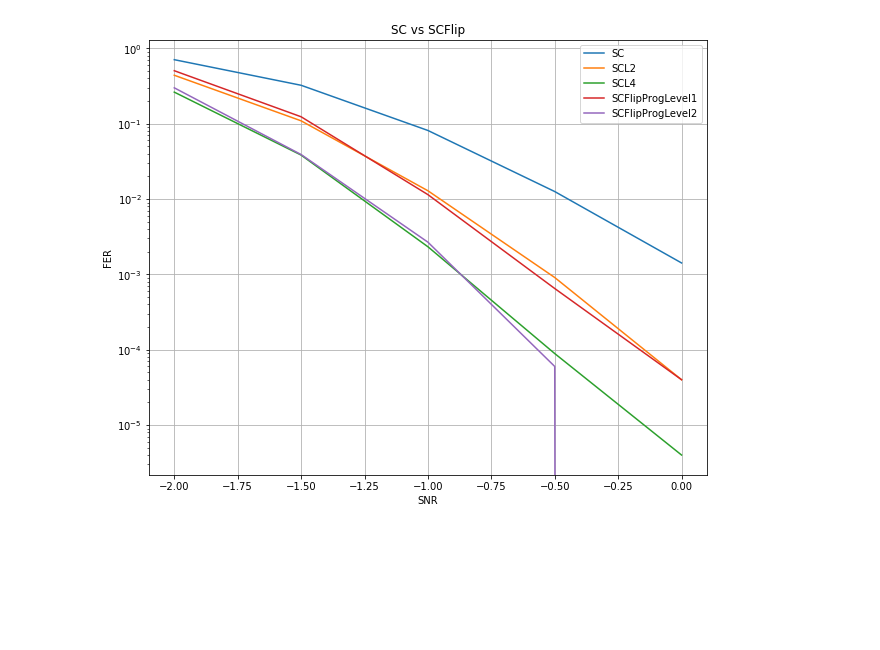
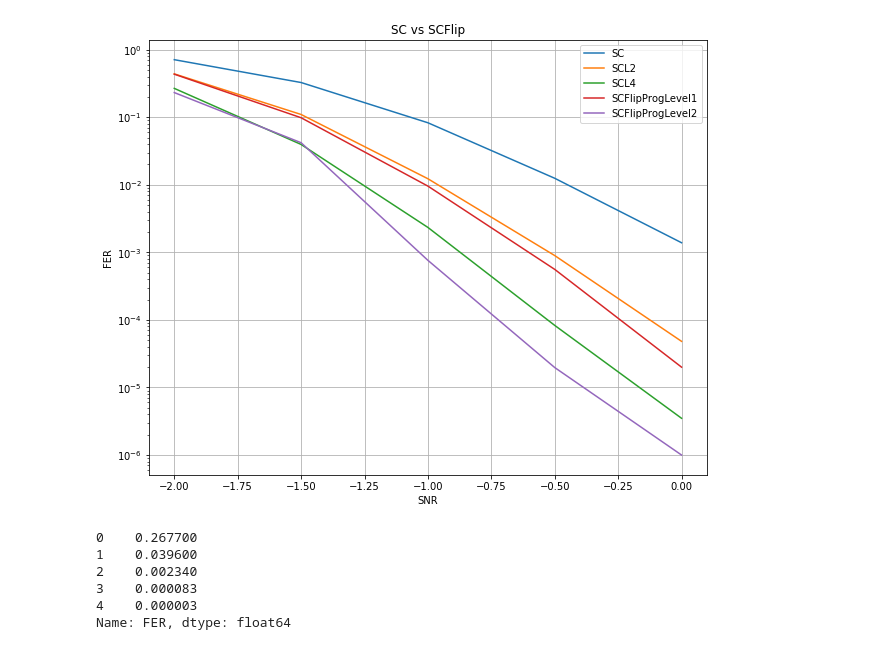
Before and after one commit to ISChetverikov/PolarCodes, a Jupyter notebook: results_plotting/PlotFerCurve.ipynb, the cells around one changed output. Drawn from its saved outputs; the diff is of its cells as text; code cells hidden in the pictures; blank space fills up the shorter version.

```diff
--- a/results_plotting/PlotFerCurve.ipynb
+++ b/results_plotting/PlotFerCurve.ipynb
@@ -1,31 +1,39 @@
 # %%
 import pandas as pd
 import matplotlib.pyplot as plt
 %matplotlib inline
 
 scl1_df = pd.read_csv("..//results//SCL1.results", skipinitialspace=True, sep=',', comment='#')
 scl2_df = pd.read_csv("..//results//SCL2.results", skipinitialspace=True, sep=',', comment='#')
 scl4_df = pd.read_csv("..//results//SCL4.results", skipinitialspace=True, sep=',', comment='#')
-scf1_df = pd.read_csv("..//results//SCProgFlip1024_488_level1.results", skipinitialspace=True, sep=',', comment='#')
-scf2_df = pd.read_csv("..//results//SCProgFlip1024_488_level2.results", skipinitialspace=True, sep=',', comment='#')
-
+scf1_df = pd.read_csv("..//results//SCFLIPPROG_488_level1_.results", skipinitialspace=True, sep=',', comment='#')
+scf2_df = pd.read_csv("..//results//SCFLIPPROG_488_level2_.results", skipinitialspace=True, sep=',', comment='#')
 
 snr = scl1_df['SNR']
 scl1 = scl1_df['FER']
 scl2 = scl2_df['FER']
 scl4 = scl4_df['FER']
 scf1 = scf1_df['FER']
 scf2 = scf2_df['FER']
 
 
 plt.figure(figsize=(10,8))
 plt.plot(snr, scl1, snr, scl2, snr, scl4, snr, scf1,snr, scf2);
 plt.title("SC vs SCFlip")
 plt.legend(["SC", "SCL2", "SCL4", "SCFlipProgLevel1","SCFlipProgLevel2"])
 plt.xlabel("SNR")
 plt.grid(True)
 plt.ylabel("FER")
 plt.yscale('log')
 plt.savefig("ScVsScFanoNew.png");
 # %% [output]
-[figure, old version]
+[figure, new version]
+# %%
+scl4
+# %% [output]
+0    0.267700
+1    0.039600
+2    0.002340
+3    0.000083
+4    0.000003
+Name: FER, dtype: float64
```
Also changed, not shown: 3 other files.
